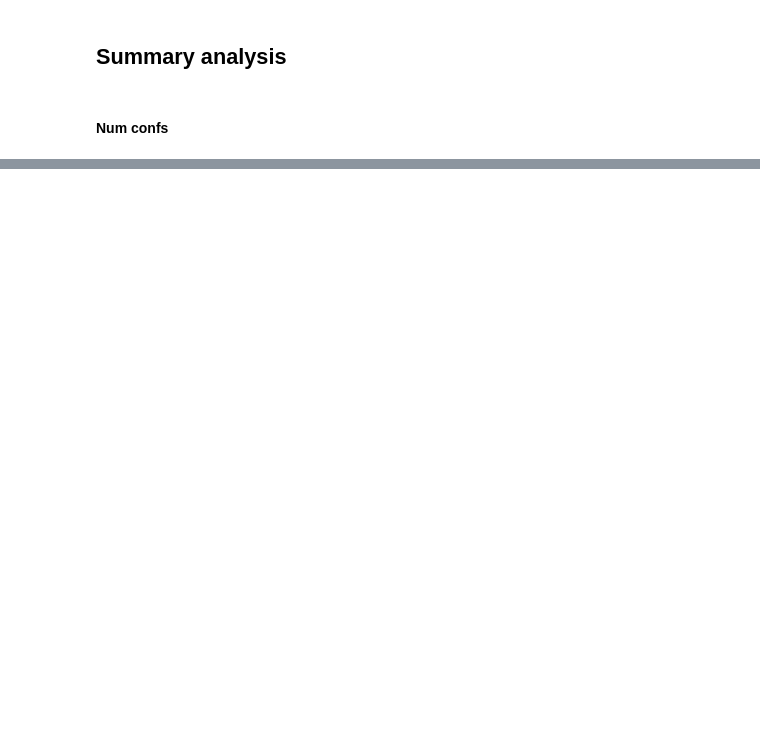
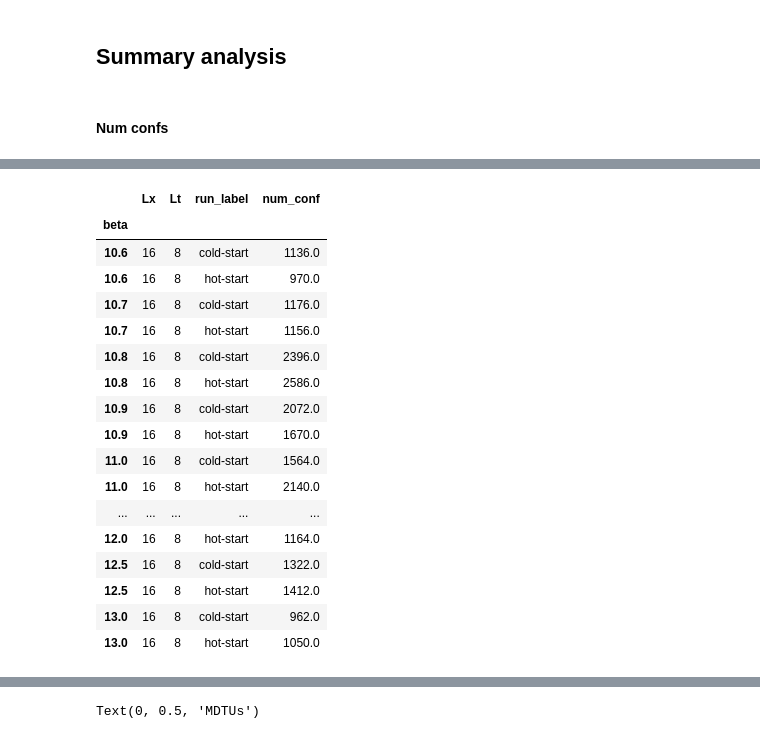
Before and after one commit to vmos1/su4_dm_grid_lsd, a Jupyter notebook: analysis/6d_analysis_from_database.ipynb, the cells around one changed output, grey strips where cells are left out. Saved outputs shown, nothing was run; the diff lists cells and outputs as text; code cells hidden in the pictures; blank space fills up the shorter version.

```diff
--- a/analysis/6d_analysis_from_database.ipynb
+++ b/analysis/6d_analysis_from_database.ipynb
@@ -275,0 +130,43 @@ df_sliced
+# %%
+## Plot number of configs
+df=df_sliced[(df_sliced.beta>10.5)&(df_sliced.beta<17.1)\
+             &(df_sliced.Lx==16)&(df_sliced.Lt==8)&\
+             (df_sliced.mf==0.1)]\
+[['Lx','Lt','beta','run_label','num_conf']]
+df.set_index('beta',inplace=True)
+
+display(df)
+
+width=0.4
+
+plt.figure()
+
+label='hot-start'
+df[df.run_label==label].num_conf.plot(kind='bar', width=width, color='red', position=0, label=label)
+
+label='cold-start'
+(df[df.run_label==label].num_conf).plot(kind='bar', width=width, color='blue', position=1, label=label)
+
+plt.legend(loc='best')
+
+plt.ylabel("MDTUs")
+# plt.savefig('fig_output/num_confs_hot_cold.pdf')
+# %% [output]
+|  | Lx | Lt | run_label | num_conf |
+| beta |  |  |  |  |
+| 10.6 | 16 | 8 | cold-start | 1136.0 |
+| 10.6 | 16 | 8 | hot-start | 970.0 |
+| 10.7 | 16 | 8 | cold-start | 1176.0 |
+| 10.7 | 16 | 8 | hot-start | 1156.0 |
+| 10.8 | 16 | 8 | cold-start | 2396.0 |
+| 10.8 | 16 | 8 | hot-start | 2586.0 |
+| 10.9 | 16 | 8 | cold-start | 2072.0 |
+| 10.9 | 16 | 8 | hot-start | 1670.0 |
+| 11.0 | 16 | 8 | cold-start | 1564.0 |
+| 11.0 | 16 | 8 | hot-start | 2140.0 |
+| ... | ... | ... | ... | ... |
+| 12.0 | 16 | 8 | hot-start | 1164.0 |
+| 12.5 | 16 | 8 | cold-start | 1322.0 |
+| 12.5 | 16 | 8 | hot-start | 1412.0 |
+| 13.0 | 16 | 8 | cold-start | 962.0 |
+| 13.0 | 16 | 8 | hot-start | 1050.0 |
@@ -275,0 +175 @@ df_sliced
+Text(0, 0.5, 'MDTUs')
```
Also changed, not shown: parts of 25 cells of this notebook, 1 other file.
